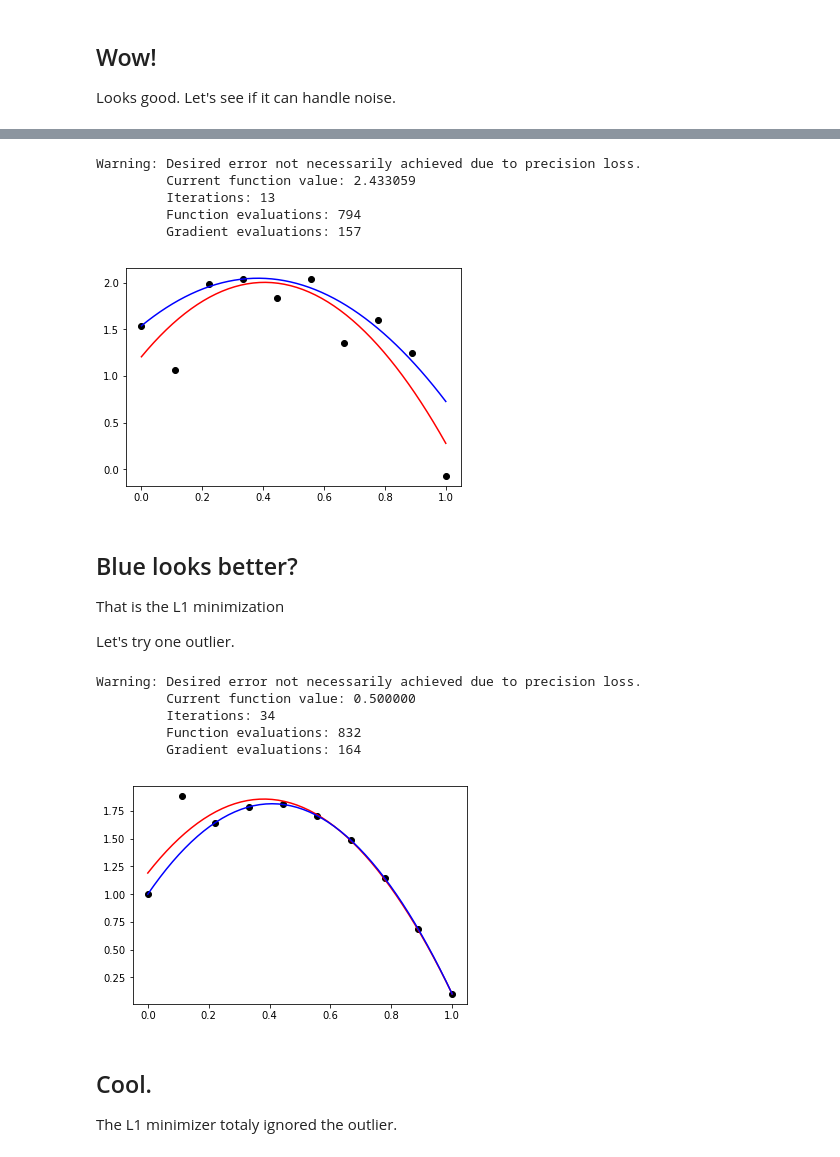
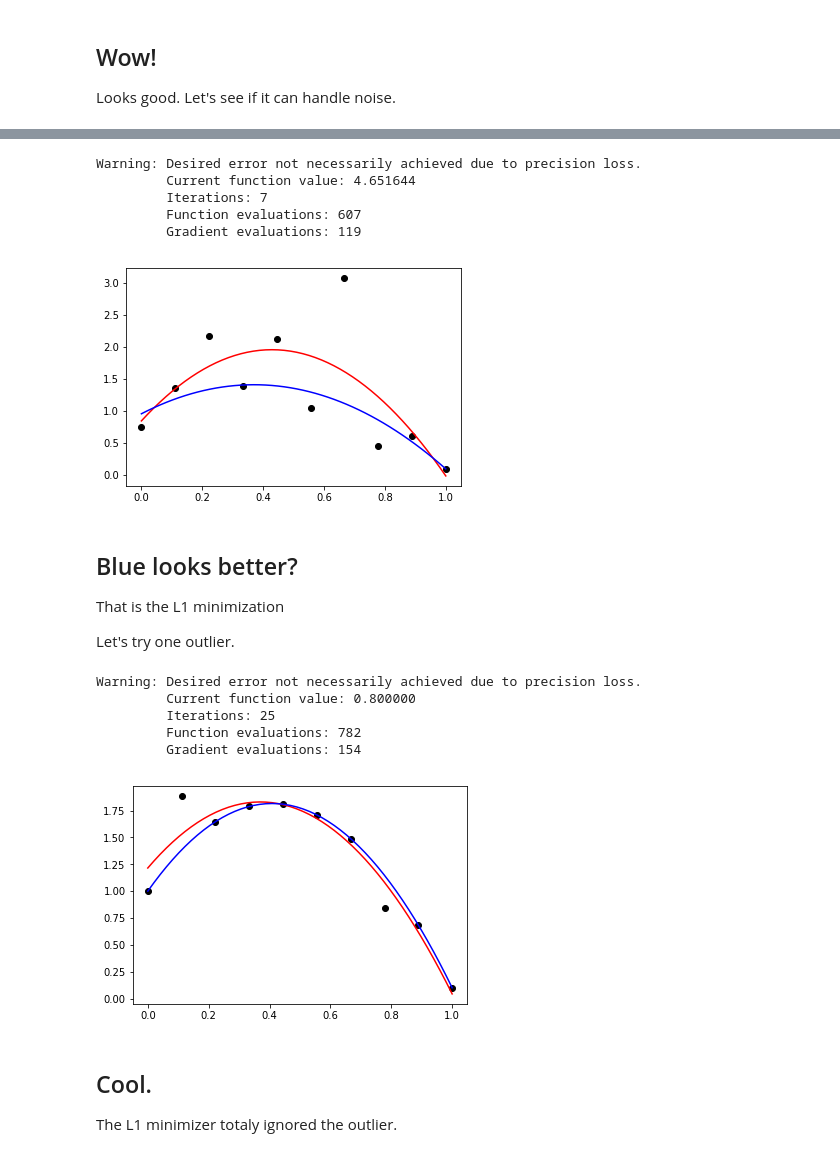
Before and after one commit to mlamoureux/Math502w19, a Jupyter notebook: Lecture24_Apr11.ipynb, the cells around one changed output, grey strips where cells are left out. Drawn from its saved outputs; the diff is of its cells as text; code cells hidden in the pictures.

```diff
--- a/Lecture24_Apr11.ipynb
+++ b/Lecture24_Apr11.ipynb
@@ -295,27 +295,27 @@ plot(tk,y,'o',t,f(t,m_best3));
 # %%
 ## Okay, let's compare L2 and L1 minimization
 
 
 len = 10
 m_true = [1,4,-9.8]
 tk = linspace(0,1,len)
-y = f(tk,m_true) +.3*randn(len)
+y = f(tk,m_true) +.5*randn(len)
 G = zeros((len,3))
 G[:,0] = ones(len)
 G[:,1] = tk
 G[:,2] = 0.5*tk**2
 
 m_L2 = linalg.inv(transpose(G)@G)@transpose(G)@y
 m_L1 = fmin_bfgs(fnorm1, [0,0,0])
 
 plot(tk,y,'ok',t,f(t,m_L2),'-r',t,f(t,m_L1),'-b');
 # %% [output]
 Warning: Desired error not necessarily achieved due to precision loss.
-         Current function value: 2.433059
-         Iterations: 13
-         Function evaluations: 794
-         Gradient evaluations: 157
+         Current function value: 4.651644
+         Iterations: 7
+         Function evaluations: 607
+         Gradient evaluations: 119
-[figure, old version]
+[figure, new version]
 # %% [markdown]
 ## Blue looks better?
 
@@ -333,18 +333,18 @@ G[:,1] = tk
 G[:,2] = 0.5*tk**2
 
 y[1] += 0.5
-
+y[7] -= 0.3
 m_L2 = linalg.inv(transpose(G)@G)@transpose(G)@y
 m_L1 = fmin_bfgs(fnorm1, [0,0,0])
 
 plot(tk,y,'ok',t,f(t,m_L2),'-r',t,f(t,m_L1),'-b');
 # %% [output]
 Warning: Desired error not necessarily achieved due to precision loss.
-         Current function value: 0.500000
-         Iterations: 34
-         Function evaluations: 832
-         Gradient evaluations: 164
+         Current function value: 0.800000
+         Iterations: 25
+         Function evaluations: 782
+         Gradient evaluations: 154
-[figure, old version]
+[figure, new version]
 # %% [markdown]
 ## Cool.
 
```
Also changed, not shown: parts of 33 cells of this notebook, 5 other files.
